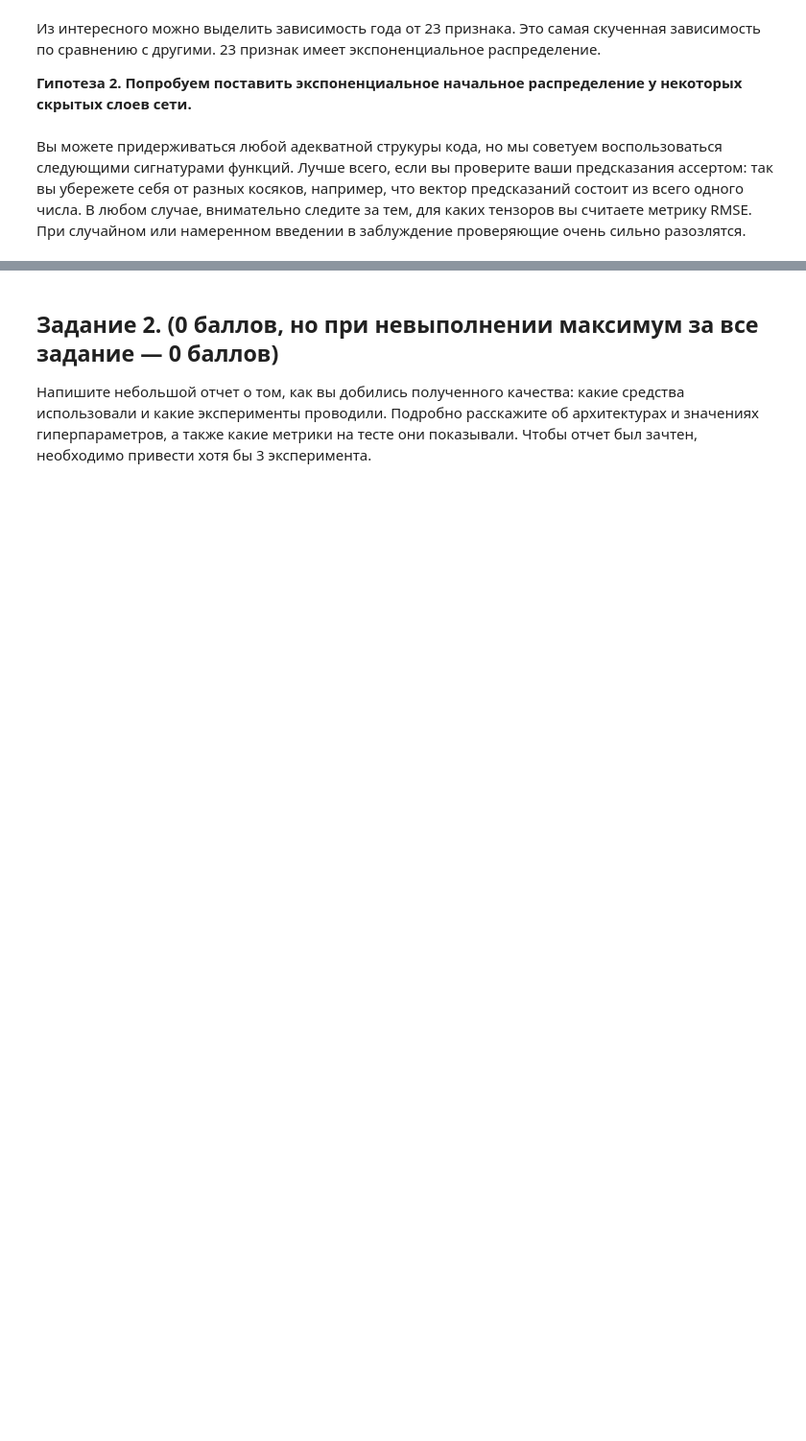
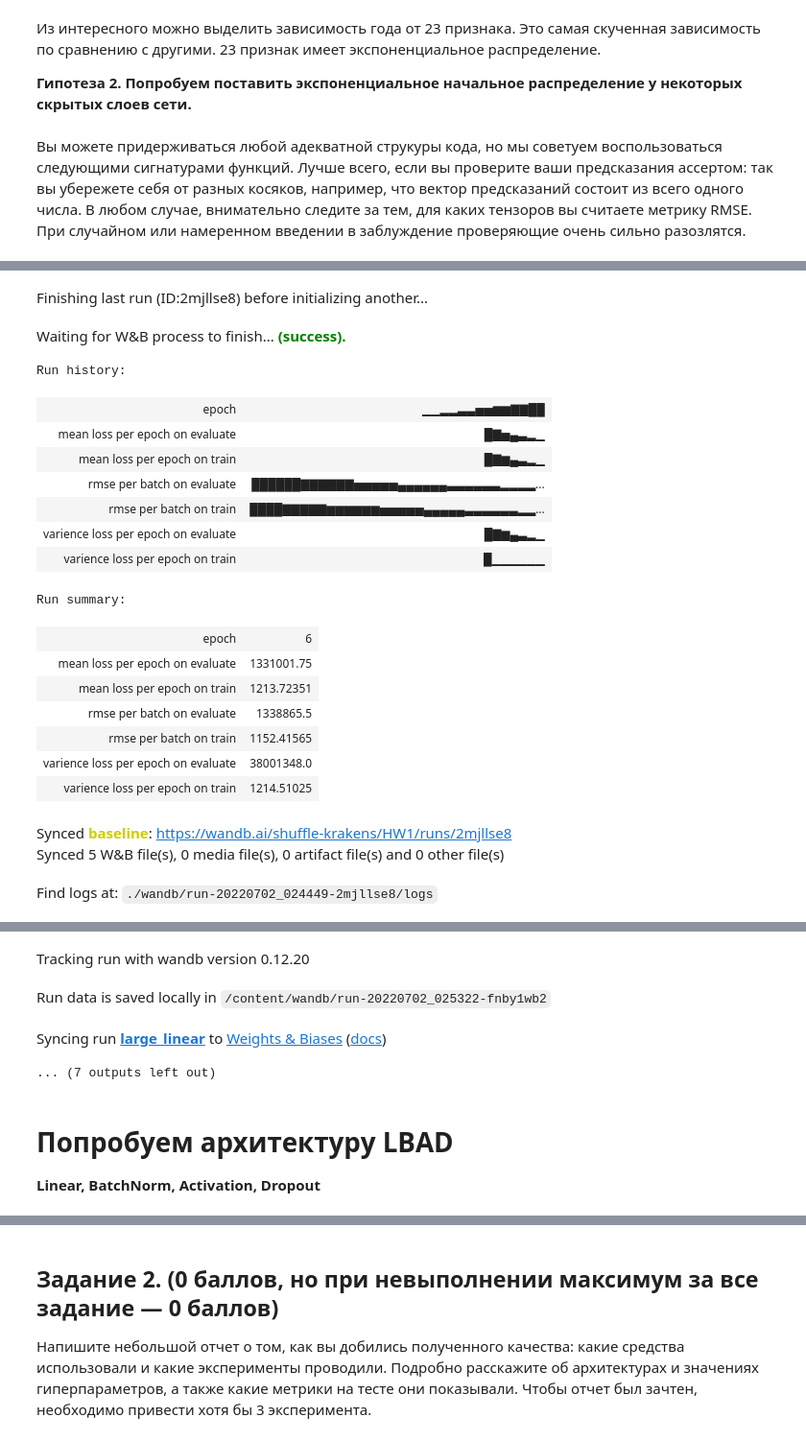
Before and after one commit to LilPomidorLil/DeepLearning, a Jupyter notebook: Домашнее задание 1/hw_01__intro_ds.ipynb, the cells around one changed output, grey strips where cells are left out. Shown: that part at 96% size. Drawn from its saved outputs; the diff is of its cells as text; code cells hidden in the pictures; blank space fills up the shorter version.

```diff
--- a/Домашнее задание 1/hw_01__intro_ds.ipynb
+++ b/Домашнее задание 1/hw_01__intro_ds.ipynb
@@ -329,0 +637,3 @@ criterion = None # YOUR CODE HERE (－.－)...zzzZZZzzzZZZ
+# %%
+model_large_linear = LargeParamModel()
+model_large_linear
@@ -329,0 +658,47 @@ criterion = None # YOUR CODE HERE (－.－)...zzzZZZzzzZZZ
+# %%
+model_large_linear = ModelFit(
+    model = model_large_linear,
+    device = device,
+    criterion = nn.MSELoss(reduction = 'mean'),
+    optimizator = torch.optim.SGD(model_large_linear.parameters(), lr=0.01, momentum=0.9),
+    train_loader = train_loader,
+    val_loader = test_loader,
+    n_epoch = 7,
+    classification = False,
+    wandb_config = dict (
+
+        architecture = "Linear",
+        optimizator = 'SGD',
+        learning_rate = 0.01,
+        momentum = 0.9,
+        activation = 'relu',
+        epoch = 7,
+        classification = 'False',
+        device = device,
+        batch_size = 16
+)
+)
+# %%
+model_large_linear.fit("large_linear")
+# %% [output]
+Finishing last run (ID:2mjllse8) before initializing another...
+Waiting for W&B process to finish... (success).
+Run history:
+| epoch | ▁▁▂▂▃▃▅▅▆▆▇▇██ |
+| mean loss per epoch on evaluate | █▇▅▄▃▂▁ |
+| mean loss per epoch on train | █▇▆▄▃▂▁ |
+| rmse per batch on evaluate | ██████▇▇▇▇▇▇▅▅▅▅▅▄▄▄▄▄▄▃▃▃▃▃▃▂▂▂▂... |
+| rmse per batch on train | ████▇▇▇▇▇▆▆▆▆▆▆▅▅▅▅▅▄▄▄▄▄▃▃▃▃▃▃▂▂... |
+| varience loss per epoch on evaluate | █▇▆▄▃▂▁ |
+| varience loss per epoch on train | █▁▁▁▁▁▁ |
+Run summary:
+| epoch | 6 |
+| mean loss per epoch on evaluate | 1331001.75 |
+| mean loss per epoch on train | 1213.72351 |
+| rmse per batch on evaluate | 1338865.5 |
+| rmse per batch on train | 1152.41565 |
+| varience loss per epoch on evaluate | 38001348.0 |
+| varience loss per epoch on train | 1214.51025 |
+Synced baseline: https://wandb.ai/shuffle-krakens/HW1/runs/2mjllse8
+Synced 5 W&B file(s), 0 media file(s), 0 artifact file(s) and 0 other file(s)
+Find logs at: ./wandb/run-20220702_024449-2mjllse8/logs
@@ -329,0 +706,4 @@ criterion = None # YOUR CODE HERE (－.－)...zzzZZZzzzZZZ
+Tracking run with wandb version 0.12.20
+Run data is saved locally in /content/wandb/run-20220702_025322-fnby1wb2
+Syncing run large_linear to Weights & Biases (docs)
+... (7 outputs left out)
@@ -329,0 +712,4 @@ criterion = None # YOUR CODE HERE (－.－)...zzzZZZzzzZZZ
+# %% [markdown]
+# Попробуем архитектуру LBAD
+
+**Linear, BatchNorm, Activation, Dropout**
```
Also changed, not shown: parts of 55 cells of this notebook.
